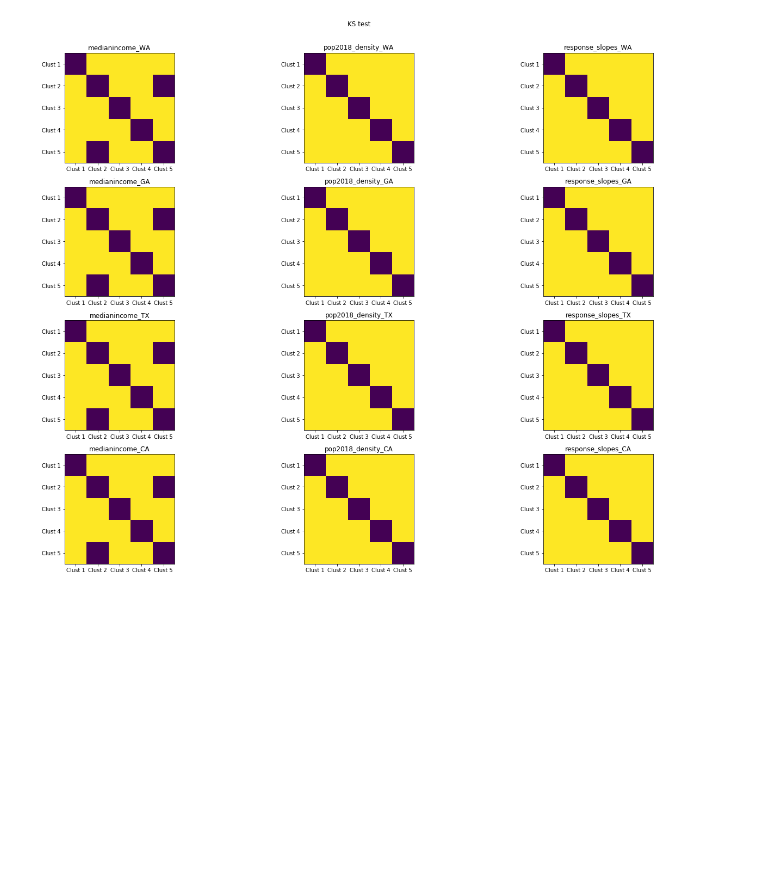
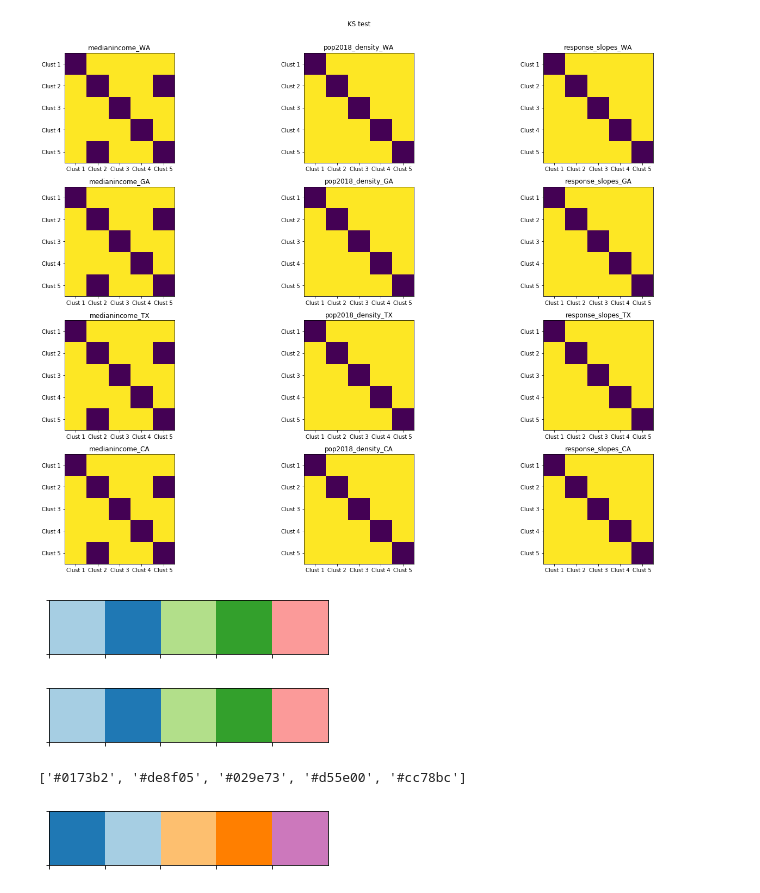
Before and after one commit to InstituteforDiseaseModeling/covid-mobility-and-behavior, a Jupyter notebook: notebooks/12-rlevin-income-analysis-week12.ipynb, the cells around one changed output. Cells and saved outputs as stored; diff of their text form; code cells hidden in the pictures; blank space fills up the shorter version.

```diff
--- a/notebooks/12-rlevin-income-analysis-week12.ipynb
+++ b/notebooks/12-rlevin-income-analysis-week12.ipynb
@@ -271,3 +339,7 @@ fig.savefig(os.path.join(FIGURE_PATH, 'KS_test_income_pop_slopes.png'), bbox_inc
 #https://towardsdatascience.com/statistical-tests-when-to-use-which-704557554740
 #https://sparky.rice.edu//astr360/kstest.pdf
 #https://towardsdatascience.com/unit-testing-for-data-scientists-dc5e0cd397fb#:~:text=Writing%20tests%20for%20specific%20modules,is%20essentially%20a%20basic%20need.
+# %%
+sns.palplot(sns.color_palette("Paired", 5))
+# %% [output]
+[figure, added]
@@ -273,0 +350,13 @@ fig.savefig(os.path.join(FIGURE_PATH, 'KS_test_income_pop_slopes.png'), bbox_inc
+# %%
+sns.palplot(sns.color_palette('colorblind', len(np.unique(colors))).as_hex())
+# %% [output]
+[figure, added]
+# %%
+sns.color_palette('colorblind', len(np.unique(colors))).as_hex()
+# %% [output]
+['#0173b2', '#de8f05', '#029e73', '#d55e00', '#cc78bc']
+# %%
+my_pal = ['#1f78b4','#a6cee3','#fdbf6f','#ff7f00', '#cc78bc']
+sns.palplot(sns.color_palette(my_pal))
+# %% [output]
+[figure, added]
```
Also changed, not shown: parts of 14 cells of this notebook, 30 other files.
